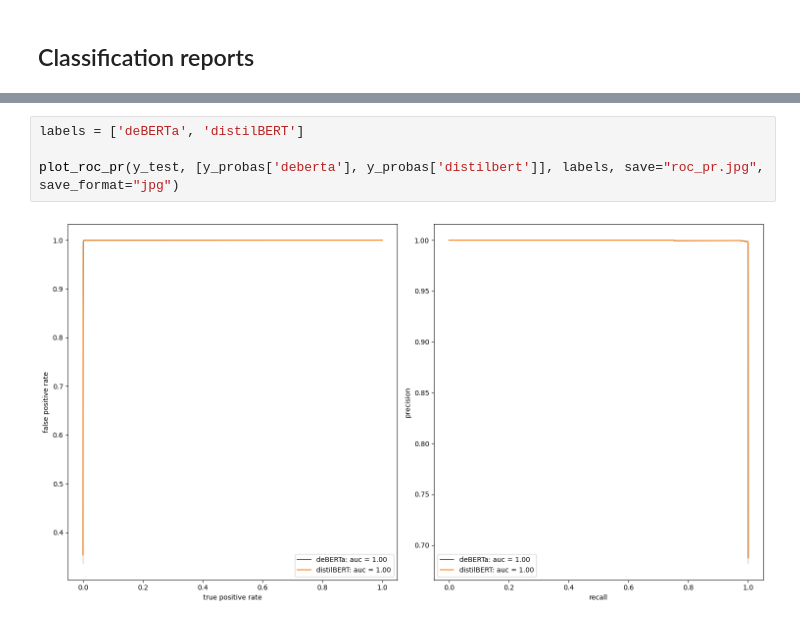
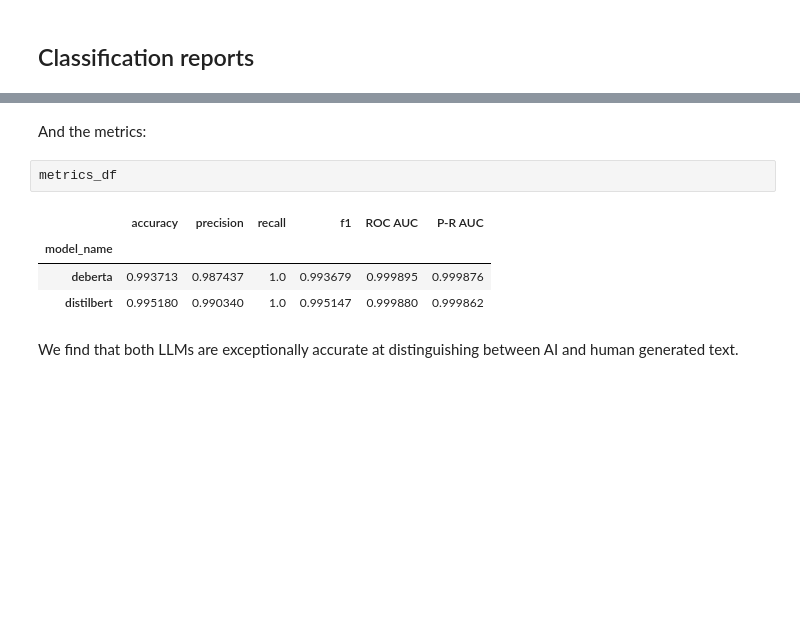
Before and after one commit to tommyliphysics/tommyli-ml, a Jupyter notebook: ai_detector/notebooks/eval.ipynb, the cells around one changed output, grey strips where cells are left out. Saved outputs shown, nothing was run; the diff lists cells and outputs as text; blank space fills up the shorter version.

```diff
--- a/ai_detector/notebooks/eval.ipynb
+++ b/ai_detector/notebooks/eval.ipynb
@@ -130,6 +116,11 @@ def plot_roc_pr(y_test, y_probas, labels=None, title=None, save=None, save_forma
-# %%
-labels = ['deBERTa', 'distilBERT']
-
-plot_roc_pr(y_test, [y_probas['deberta'], y_probas['distilbert']], labels, save="roc_pr.jpg", save_format="jpg")
-# %% [output]
-[figure, removed]
+# %% [markdown]
+And the metrics:
+# %%
+metrics_df
+# %% [output]
+|  | accuracy | precision | recall | f1 | ROC AUC | P-R AUC |
+| model_name |  |  |  |  |  |  |
+| deberta | 0.993713 | 0.987437 | 1.0 | 0.993679 | 0.999895 | 0.999876 |
+| distilbert | 0.995180 | 0.990340 | 1.0 | 0.995147 | 0.999880 | 0.999862 |
+# %% [markdown]
+We find that both LLMs are exceptionally accurate at distinguishing between AI and human generated text.
```
Also changed, not shown: parts of 14 cells of this notebook.
